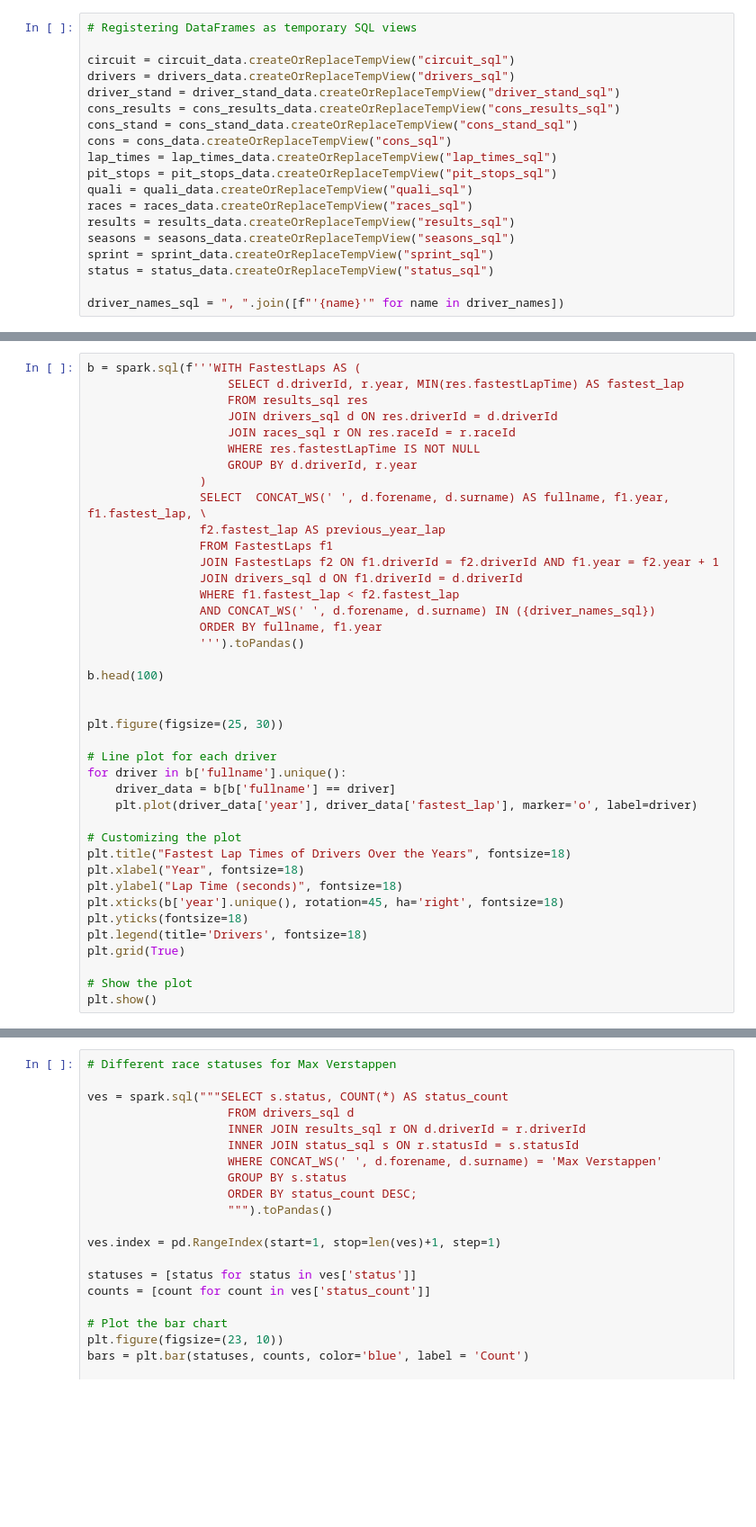
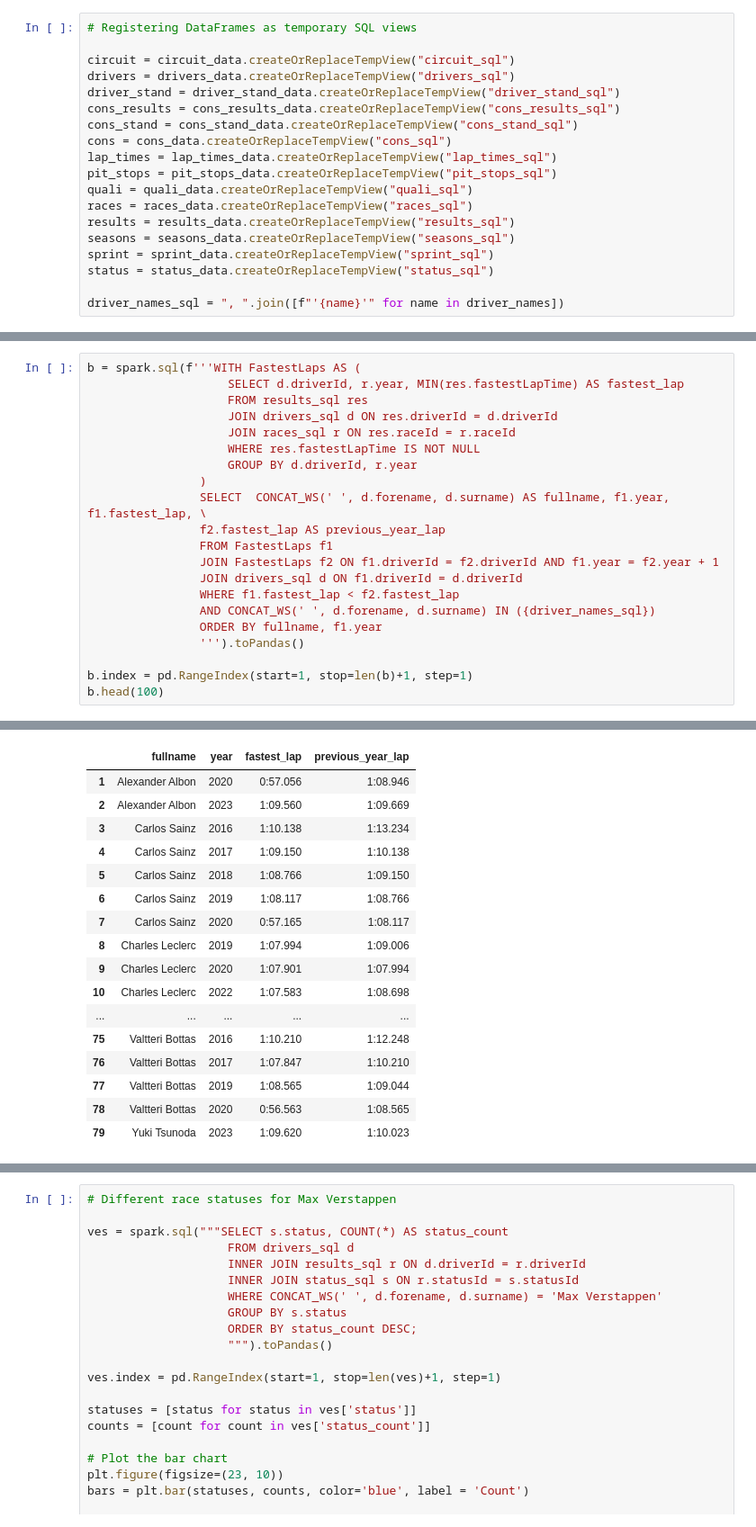
Before and after one commit to Ananth-SG/ccom_project, a Jupyter notebook: Individual_Project_Type_II.ipynb, the cells around one changed output, grey strips where cells are left out. Shown at 90% size. Cells and saved outputs as stored; diff of their text form; blank space fills up the shorter version.

```diff
--- a/Individual_Project_Type_II.ipynb
+++ b/Individual_Project_Type_II.ipynb
@@ -243,25 +307,6 @@ b = spark.sql(f'''WITH FastestLaps AS (
                 ORDER BY fullname, f1.year
                 ''').toPandas()
 
+b.index = pd.RangeIndex(start=1, stop=len(b)+1, step=1)
 b.head(100)
-
-
-plt.figure(figsize=(25, 30))
-
-# Line plot for each driver
-for driver in b['fullname'].unique():
-    driver_data = b[b['fullname'] == driver]
-    plt.plot(driver_data['year'], driver_data['fastest_lap'], marker='o', label=driver)
-
-# Customizing the plot
-plt.title("Fastest Lap Times of Drivers Over the Years", fontsize=18)
-plt.xlabel("Year", fontsize=18)
-plt.ylabel("Lap Time (seconds)", fontsize=18)
-plt.xticks(b['year'].unique(), rotation=45, ha='right', fontsize=18)
-plt.yticks(fontsize=18)
-plt.legend(title='Drivers', fontsize=18)
-plt.grid(True)
-
-# Show the plot
-plt.show()
 # %% [output]
@@ -268,0 +313,17 @@ plt.show()
+|  | fullname | year | fastest_lap | previous_year_lap |
+| 1 | Alexander Albon | 2020 | 0:57.056 | 1:08.946 |
+| 2 | Alexander Albon | 2023 | 1:09.560 | 1:09.669 |
+| 3 | Carlos Sainz | 2016 | 1:10.138 | 1:13.234 |
+| 4 | Carlos Sainz | 2017 | 1:09.150 | 1:10.138 |
+| 5 | Carlos Sainz | 2018 | 1:08.766 | 1:09.150 |
+| 6 | Carlos Sainz | 2019 | 1:08.117 | 1:08.766 |
+| 7 | Carlos Sainz | 2020 | 0:57.165 | 1:08.117 |
+| 8 | Charles Leclerc | 2019 | 1:07.994 | 1:09.006 |
+| 9 | Charles Leclerc | 2020 | 1:07.901 | 1:07.994 |
+| 10 | Charles Leclerc | 2022 | 1:07.583 | 1:08.698 |
+| ... | ... | ... | ... | ... |
+| 75 | Valtteri Bottas | 2016 | 1:10.210 | 1:12.248 |
+| 76 | Valtteri Bottas | 2017 | 1:07.847 | 1:10.210 |
+| 77 | Valtteri Bottas | 2019 | 1:08.565 | 1:09.044 |
+| 78 | Valtteri Bottas | 2020 | 0:56.563 | 1:08.565 |
+| 79 | Yuki Tsunoda | 2023 | 1:09.620 | 1:10.023 |
```
Also changed, not shown: parts of 45 cells of this notebook.
